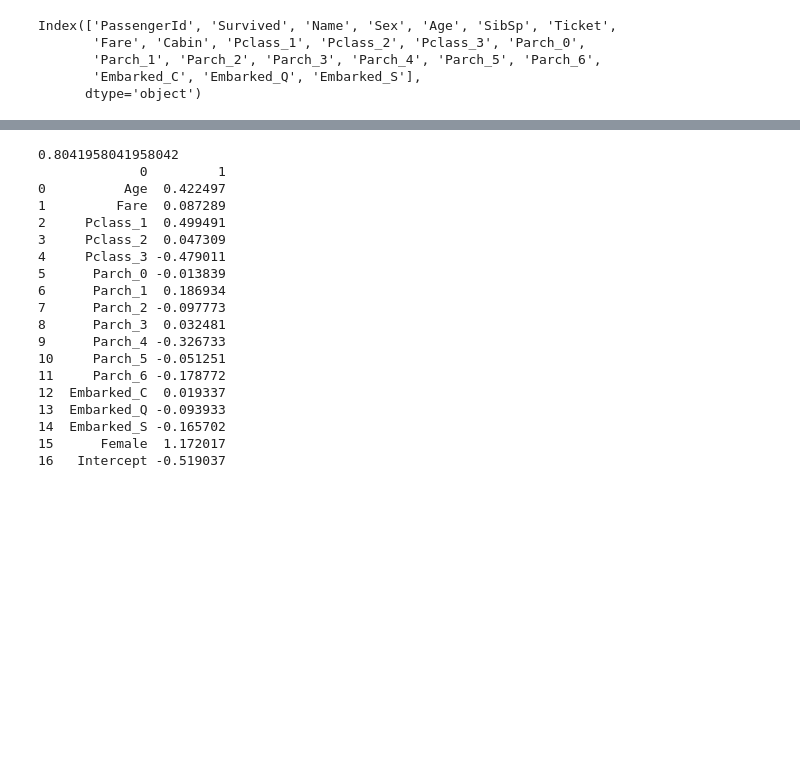
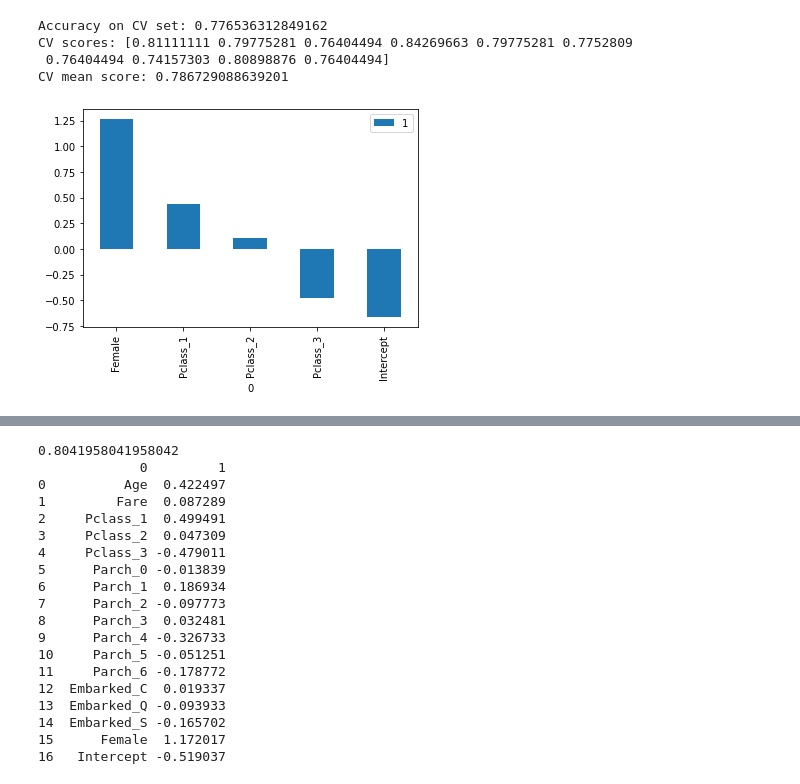
Before and after one commit to pdigiacomo20/KaggleTitanic, a Jupyter notebook: titanic_1.ipynb, the cells around one changed output, grey strips where cells are left out. Drawn from its saved outputs; the diff is of its cells as text; code cells hidden in the pictures; blank space fills up the shorter version.

Commit message:
logistic regression, regex for maiden name, k-fold cross validation

```diff
--- a/titanic_1.ipynb
+++ b/titanic_1.ipynb
@@ -38,7 +0,0 @@ allcol1[['Pclass','class_1','class_2','class_3']]
-# %%
-#Create categorical indicator variables for the following in cat_cols:
-cat_cols = ["Pclass","Parch","Embarked"]
-data1 = allcol
-for catvar in cat_cols:
-    data1 = data1.join(pd.get_dummies(data1[catvar],prefix=catvar))
-print(data1.columns)
@@ -51,12 +77,13 @@ Index(['PassengerId', 'Survived', 'Pclass', 'Name', 'Sex', 'Age', 'SibSp',
 # %%
+#Create categorical indicator variables for the following in cat_cols:
+cat_cols = ["Pclass"]
+all2 = all1.copy()
+for catvar in cat_cols:
+    all2 = all2.join(pd.get_dummies(all6[catvar],prefix=catvar))
+
 #remove the columns that we made dummie variables for
-cols = data1.columns.values.tolist()
+cols = all2.columns.values.tolist()
 keep_vars = [x for x in cols if x not in cat_cols]
-data2 = data1[keep_vars]
-data2.columns
+all2 = all2.loc[:,keep_vars]
+all2['Female'] = all2['Sex'].apply(lambda x: 1 if x == 'female' else 0)
+all2 = all2.drop(['Sex'],axis=1)
-# %% [output]
-Index(['PassengerId', 'Survived', 'Name', 'Sex', 'Age', 'SibSp', 'Ticket',
-       'Fare', 'Cabin', 'Pclass_1', 'Pclass_2', 'Pclass_3', 'Parch_0',
-       'Parch_1', 'Parch_2', 'Parch_3', 'Parch_4', 'Parch_5', 'Parch_6',
-       'Embarked_C', 'Embarked_Q', 'Embarked_S'],
-      dtype='object')
@@ -76,0 +90,16 @@ from sklearn.model_selection import train_test_split
+# %%
+#Select only certain columns to perform analysis on.
+all3 = all2.copy()
+all3_x = all3[['Female','Pclass_1','Pclass_2', 'Pclass_3']].apply((lambda x: (x - x.mean())/x.std(ddof=0)))
+all3_y = all3['Survived']
+train3_x = all3_x[all3['Survived'].isna() == False]
+train3_y = all3_y[all3['Survived'].isna() == False]
+
+train_and_fit(train3_x,train3_y,1)
+k_fold_display(train3_x,train3_y)
+# %% [output]
+Accuracy on CV set: 0.776536312849162
+CV scores: [0.81111111 0.79775281 0.76404494 0.84269663 0.79775281 0.7752809
+ 0.76404494 0.74157303 0.80898876 0.76404494]
+CV mean score: 0.786729088639201
+[figure, added]
```
Also changed, not shown: parts of 23 cells of this notebook.
